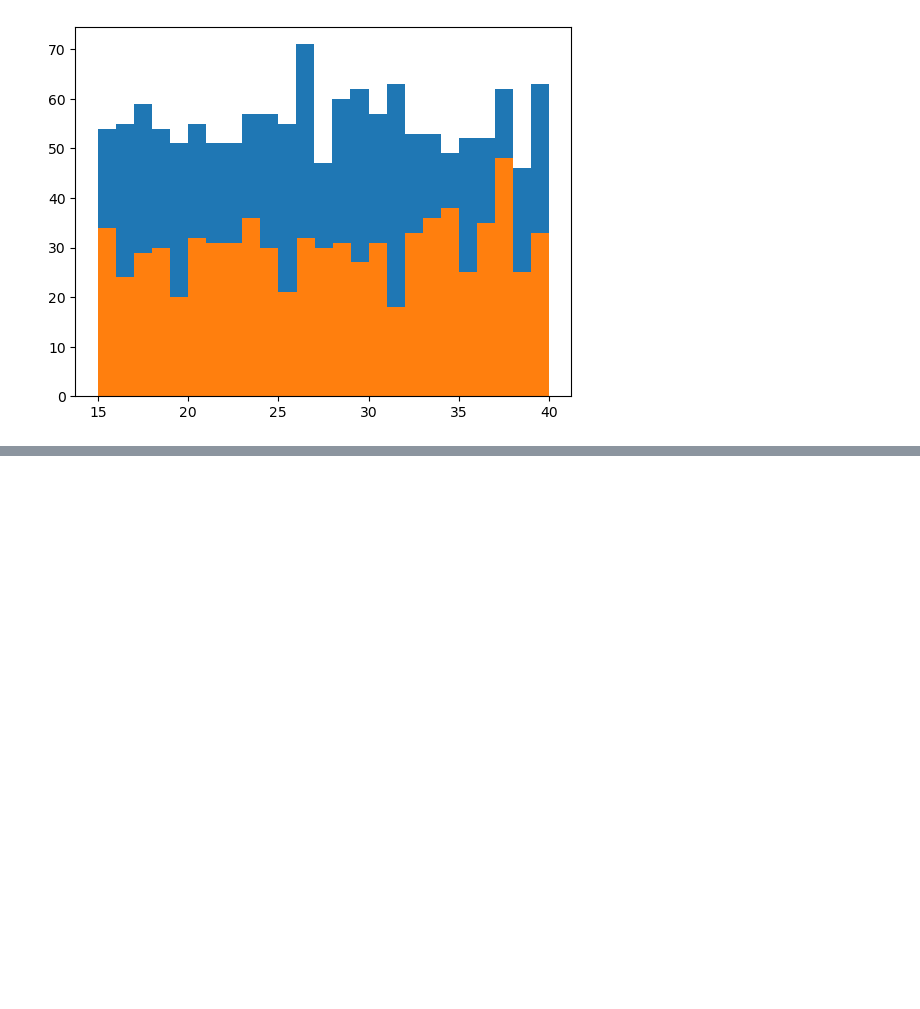
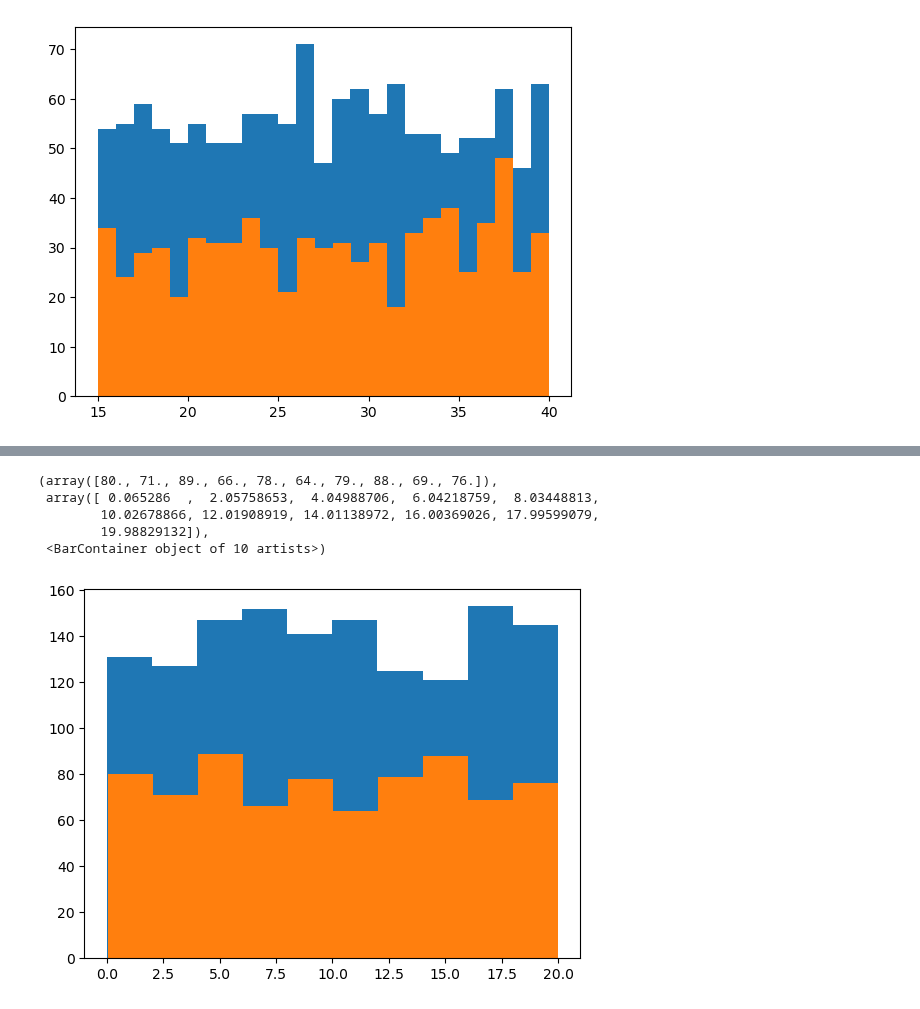
Before and after one commit to rutgers-bootcamp-team-5/project-4, a Jupyter notebook: dev/data_fetching.ipynb, the cells around one changed output, grey strips where cells are left out. Cells and saved outputs as stored; diff of their text form; code cells hidden in the pictures; blank space fills up the shorter version.

```diff
--- a/dev/data_fetching.ipynb
+++ b/dev/data_fetching.ipynb
@@ -88,0 +151,7 @@ plt.hist(plot_positive_df, bins = 25)
+# %%
+#Get the AlcoholConsumption for alzheimer POSITIVE patients into a dataframe
+spark_test_df.createOrReplaceTempView('view')
+alzheimer_positive_data = spark.sql("""SELECT AlcoholConsumption FROM view WHERE Diagnosis=1""")
+alzheimer_positive_data.createOrReplaceTempView("alzheimer_positive")
+spark.sql("SELECT * FROM alzheimer_positive").show()
+plot_positive_df = alzheimer_positive_data.toPandas()
@@ -88,0 +176,7 @@ plt.hist(plot_positive_df, bins = 25)
+# %%
+#Get the AlcoholConsumption for alzheimer NEGATIVE patients into a dataframe
+spark_test_df.createOrReplaceTempView('view')
+alzheimer_negative_data = spark.sql("""SELECT AlcoholConsumption FROM view WHERE Diagnosis=0""")
+alzheimer_negative_data.createOrReplaceTempView("alzheimer_negative")
+spark.sql("SELECT * FROM alzheimer_negative").show()
+plot_negative_df = alzheimer_negative_data.toPandas()
@@ -88,0 +201,12 @@ plt.hist(plot_positive_df, bins = 25)
+# %%
+plot_positive_df['AlcoholConsumption']= plot_positive_df['AlcoholConsumption'].astype(float)
+plot_negative_df['AlcoholConsumption']= plot_negative_df['AlcoholConsumption'].astype(float)
+plt.hist(plot_negative_df, bins = 10)
+plt.hist(plot_positive_df, bins = 10)
+# %% [output]
+(array([80., 71., 89., 66., 78., 64., 79., 88., 69., 76.]),
+ array([ 0.065286  ,  2.05758653,  4.04988706,  6.04218759,  8.03448813,
+        10.02678866, 12.01908919, 14.01138972, 16.00369026, 17.99599079,
+        19.98829132]),
+ <BarContainer object of 10 artists>)
+[figure, added]
```
Also changed, not shown: parts of 11 cells of this notebook.
